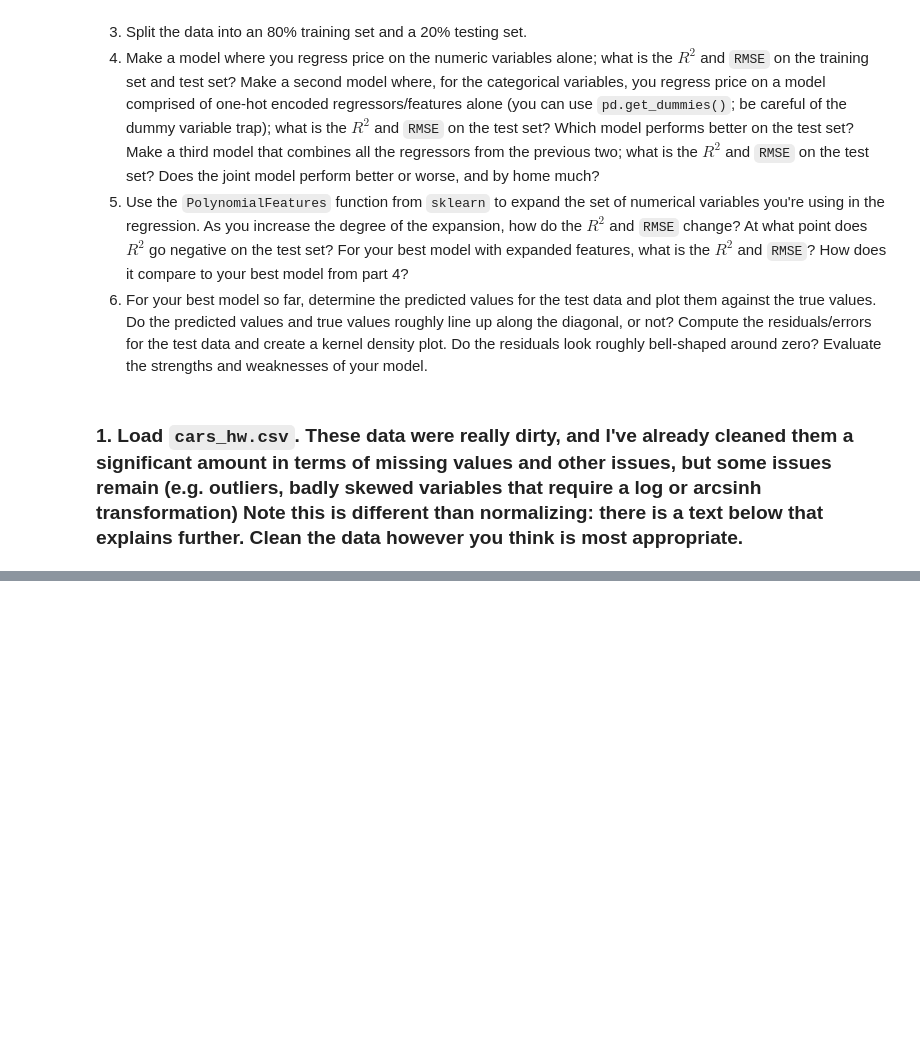
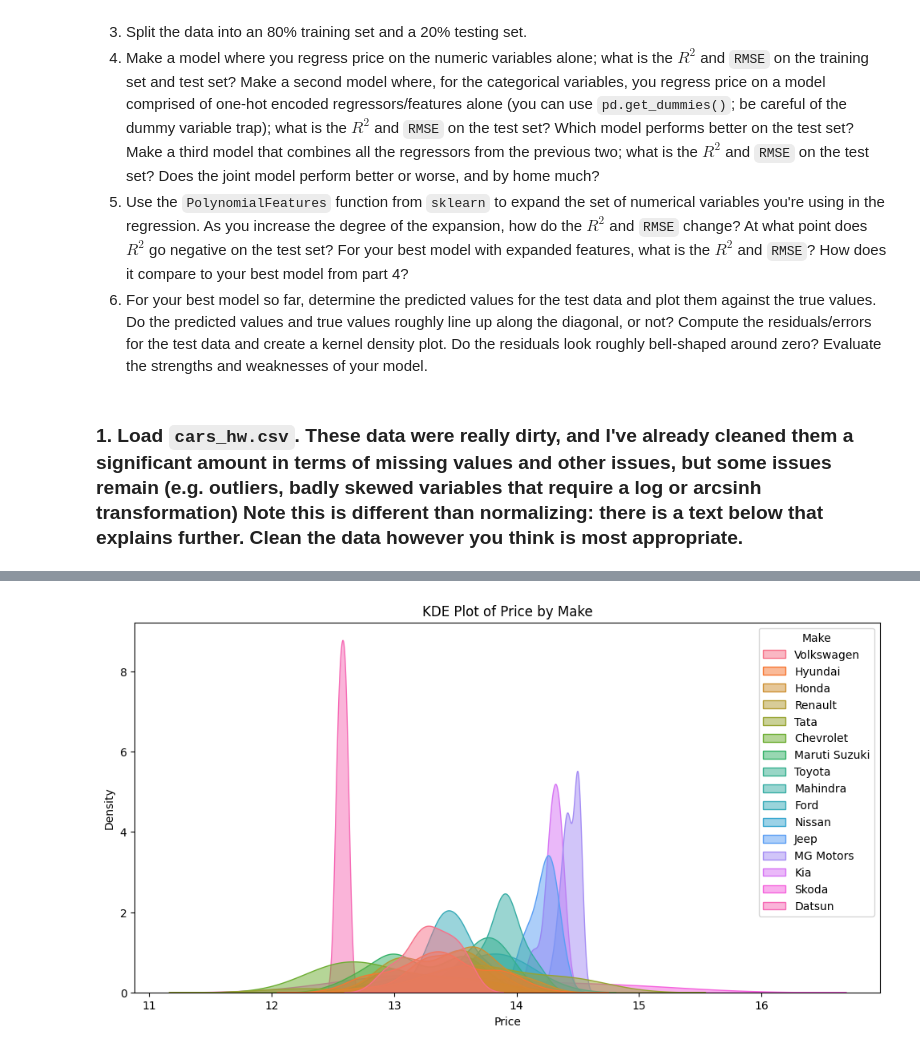
Before and after one commit to JedDataScience/week_8, a Jupyter notebook: Q2_linear_regression.ipynb, the cells around one changed output, grey strips where cells are left out. Saved outputs shown, nothing was run; the diff lists cells and outputs as text; code cells hidden in the pictures; blank space fills up the shorter version.

```diff
--- a/Q2_linear_regression.ipynb
+++ b/Q2_linear_regression.ipynb
@@ -33,0 +121,10 @@ df.head()
+# %%
+#Kde plot of price and log price grouped by Make
+plt.figure(figsize=(12, 6))
+sns.kdeplot(data=df, x="Price_log", hue="Make", fill=True, common_norm=False, alpha=0.5)
+plt.title("KDE Plot of Price by Make")
+plt.xlabel("Price")
+plt.ylabel("Density")
+plt.show()
+# %% [output]
+[figure, added]
```
Also changed, not shown: parts of 23 cells of this notebook.
